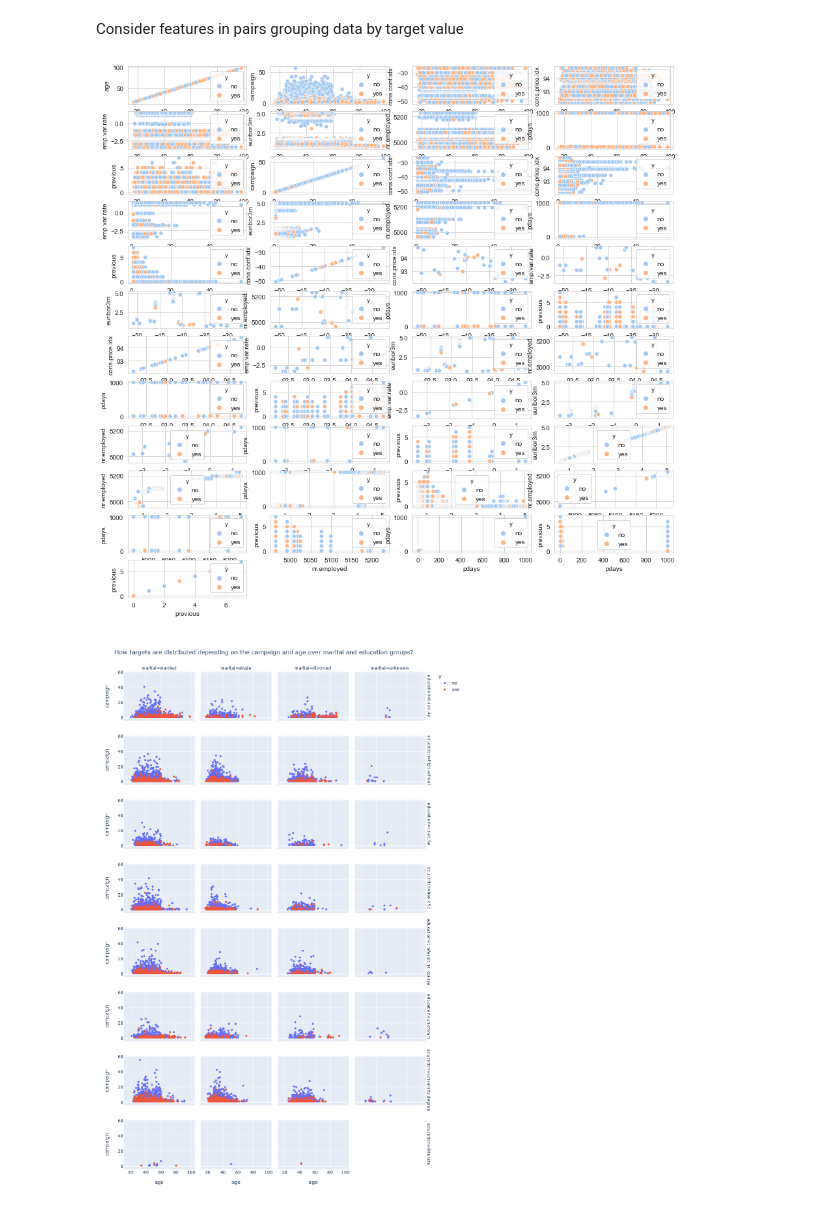
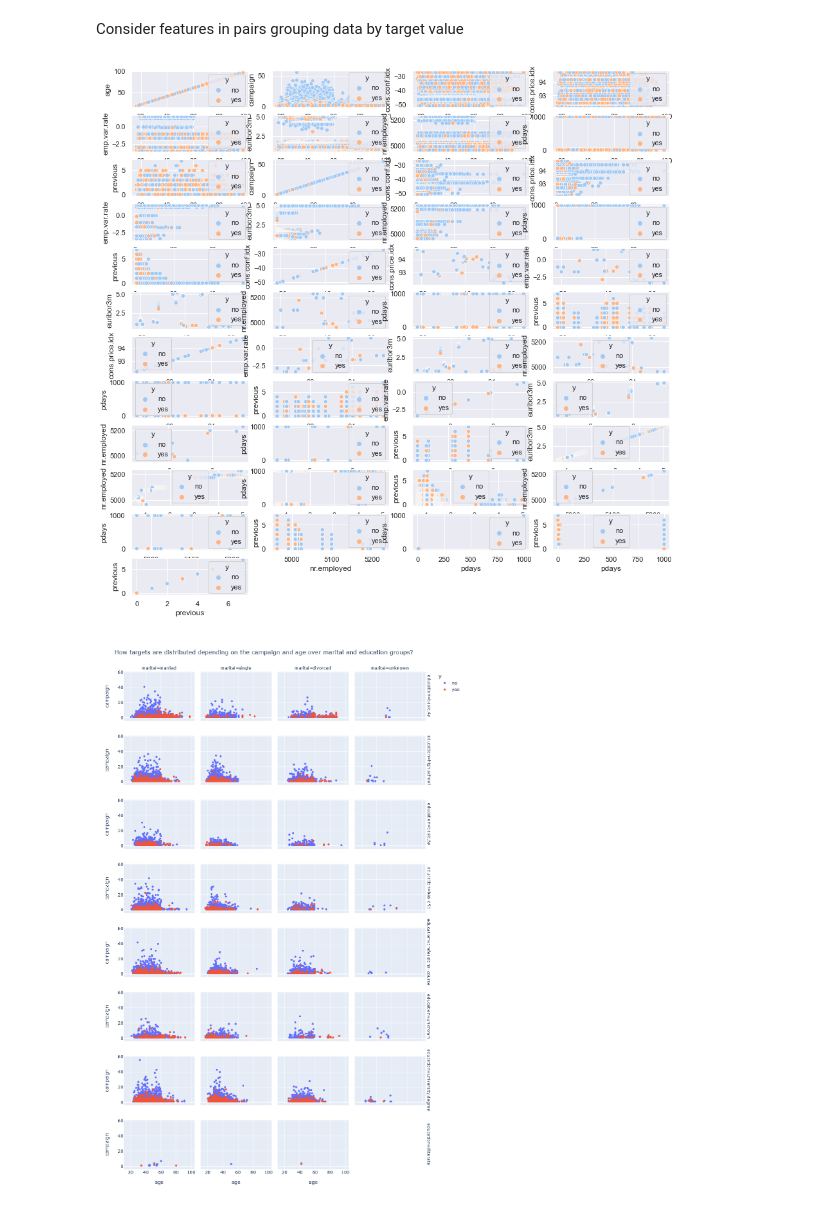
Before and after one commit to sivikt/dstrials, a Jupyter notebook: DSMP#1/2_eda/homework.ipynb, the cells around one changed output. Saved outputs shown, nothing was run; the diff lists cells and outputs as text; code cells hidden in the pictures.

```diff
--- a/DSMP#1/2_eda/homework.ipynb
+++ b/DSMP#1/2_eda/homework.ipynb
@@ -340,15 +340,19 @@ data[target_feature[0]+'_binary'] = np.where(data[target_feature[0]]=='yes', 1,
 Consider features in pairs grouping data by target value
 # %%
 # ToDo fix fig sizes!
+# Find the most correlated/related and then build scatter plots from those features
+sns.set()
 myplts.paired_scatter_plots(
     data,
     numeric_consider_features,
     group_sz=4,
     scatter_plot_kws=dict(hue=target_feature[0]),
     subplots_kws=dict(figsize=(15,15))
 )
+plt.figure(figsize=(14, 8))
+plt.show()
 # %% [output]
-[figure, old version]
+[figure, new version]
 # %%
 px.scatter(
     data, x="age", y="campaign", color=target_feature[0], facet_col="marital", facet_row="education",
```
Also changed, not shown: parts of 20 cells of this notebook, 1 other file.
